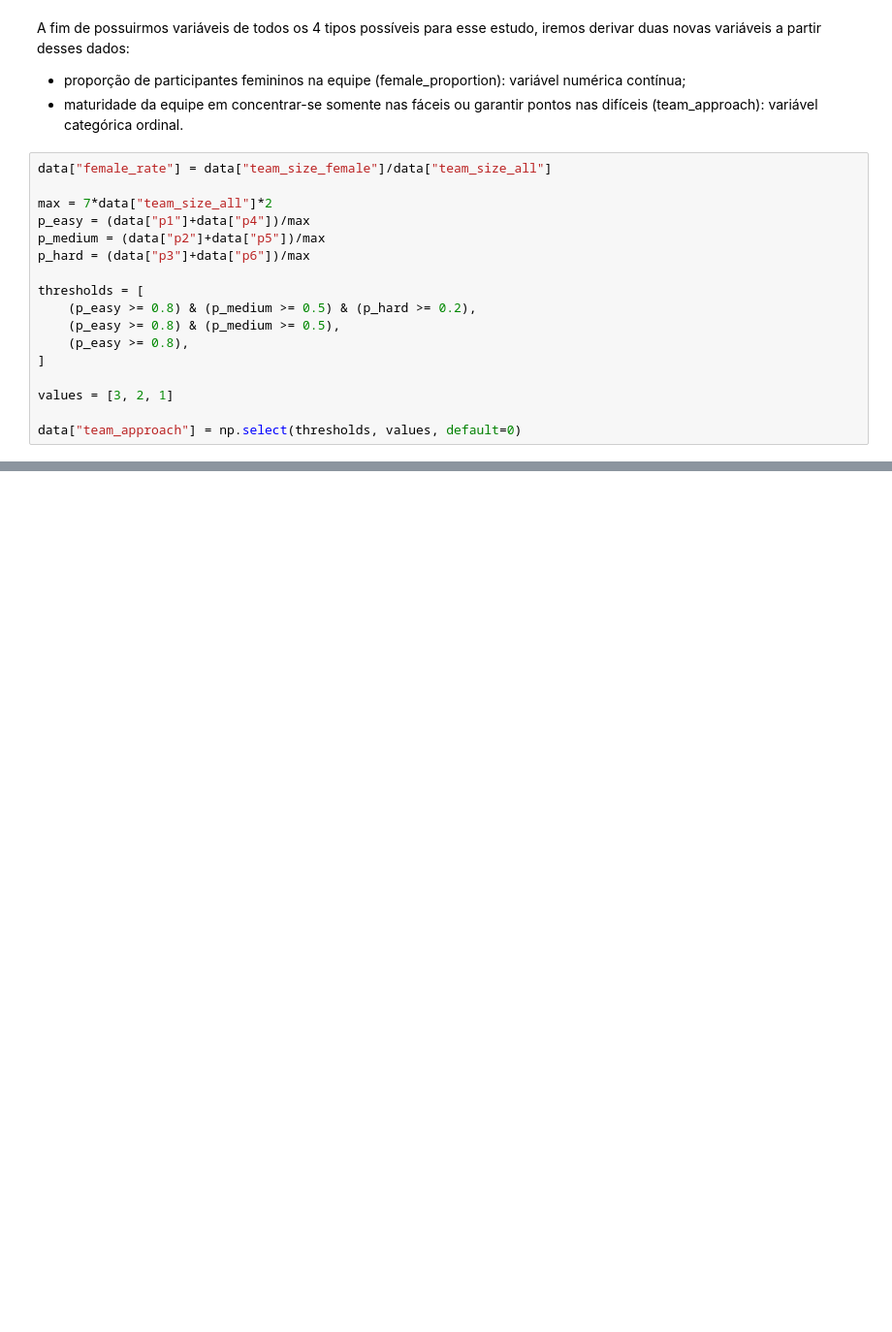
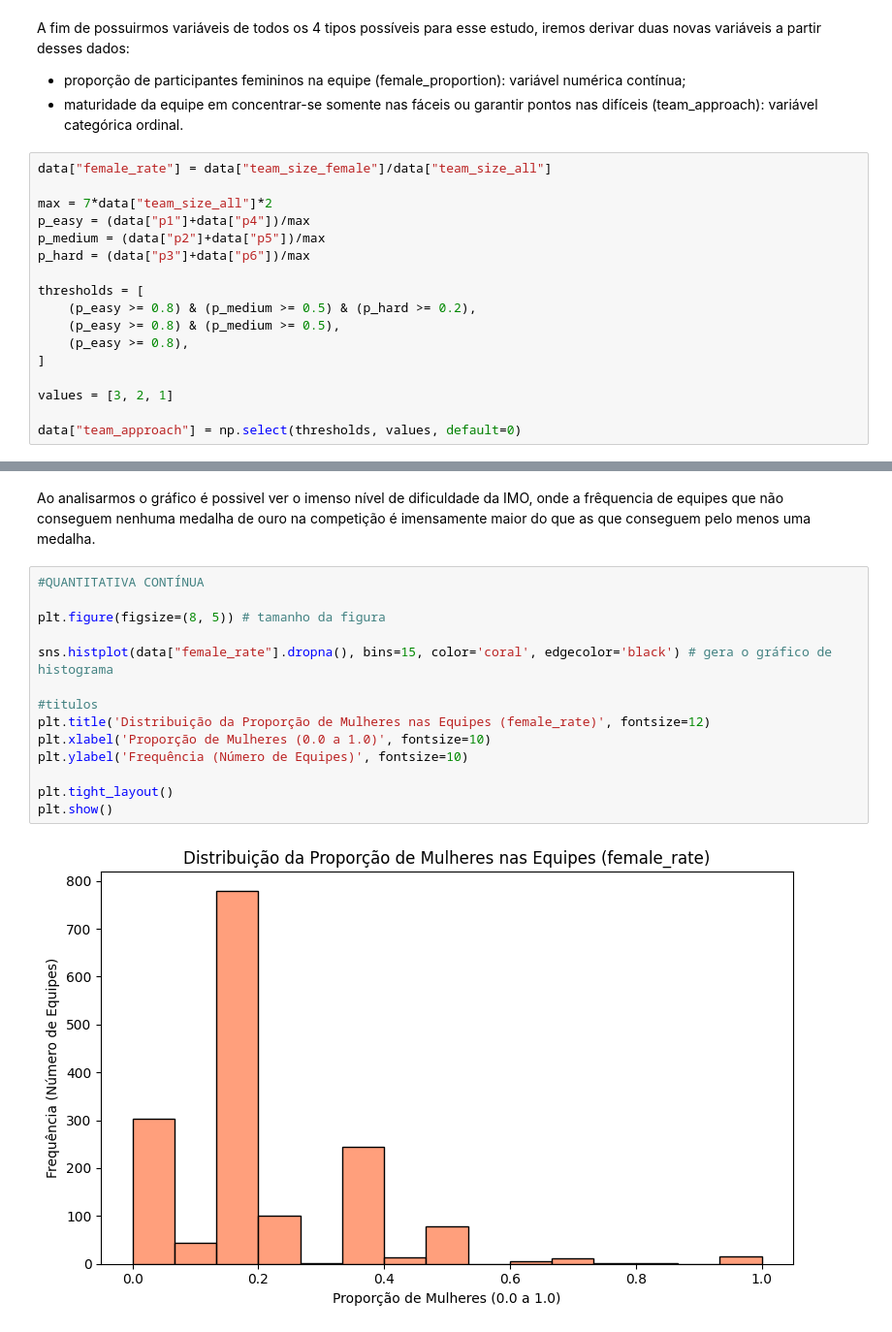
Before and after one commit to MatheusLuna37/IMO-analysis, a Jupyter notebook: teste03.ipynb, the cells around one changed output, grey strips where cells are left out. Shown at 97% size. Cells and saved outputs as stored; diff of their text form; blank space fills up the shorter version.

```diff
--- a/teste03.ipynb
+++ b/teste03.ipynb
@@ -77,0 +92,18 @@ with pd.option_context("display.max_rows", None):
+# %% [markdown]
+Ao analisarmos o gráfico é possivel ver o imenso nível de dificuldade da IMO, onde a frêquencia de equipes que não conseguem nenhuma medalha de ouro na competição é imensamente maior do que as que conseguem pelo menos uma medalha.
+# %%
+#QUANTITATIVA CONTÍNUA
+
+plt.figure(figsize=(8, 5)) # tamanho da figura
+
+sns.histplot(data["female_rate"].dropna(), bins=15, color='coral', edgecolor='black') # gera o gráfico de histograma
+
+#titulos
+plt.title('Distribuição da Proporção de Mulheres nas Equipes (female_rate)', fontsize=12)
+plt.xlabel('Proporção de Mulheres (0.0 a 1.0)', fontsize=10)
+plt.ylabel('Frequência (Número de Equipes)', fontsize=10)
+
+plt.tight_layout()
+plt.show()
+# %% [output]
+[figure, added]
```
Also changed, not shown: parts of 12 cells of this notebook.
